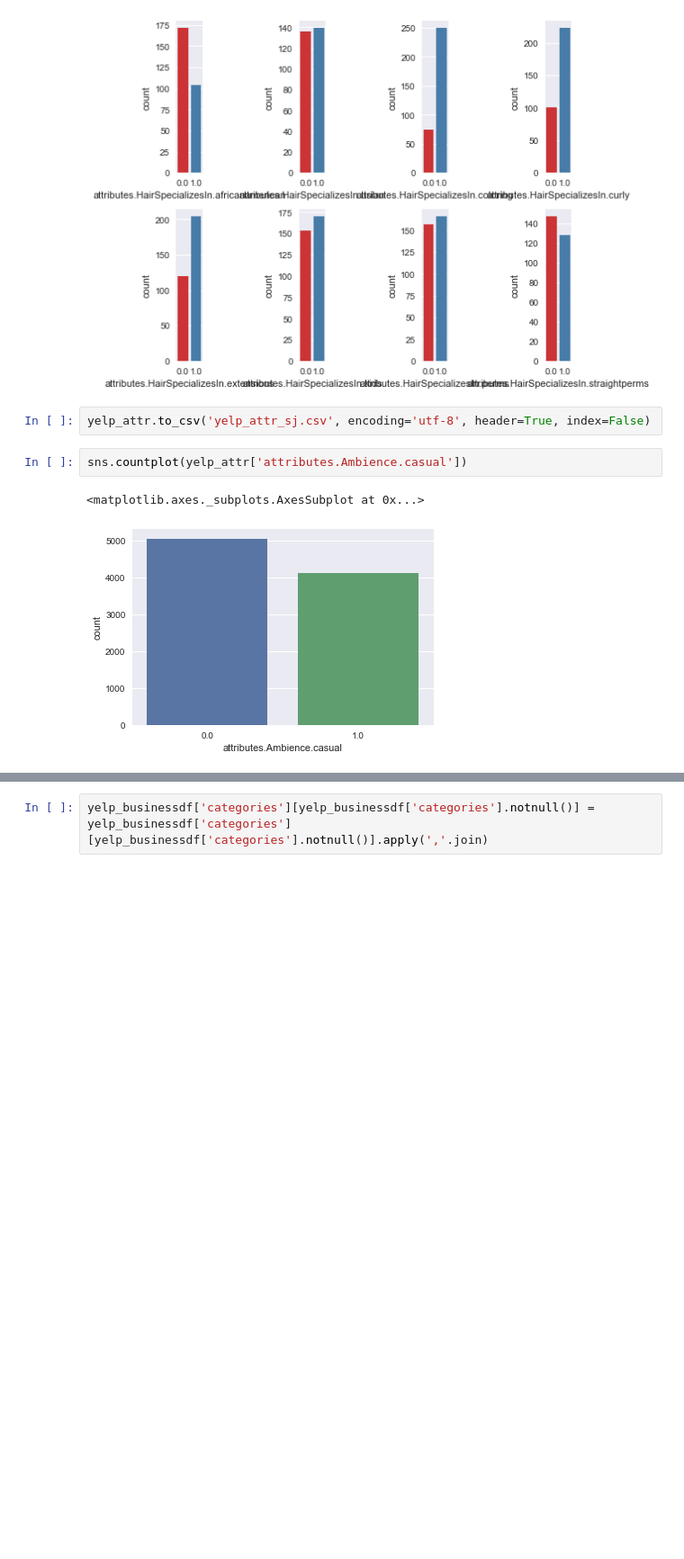
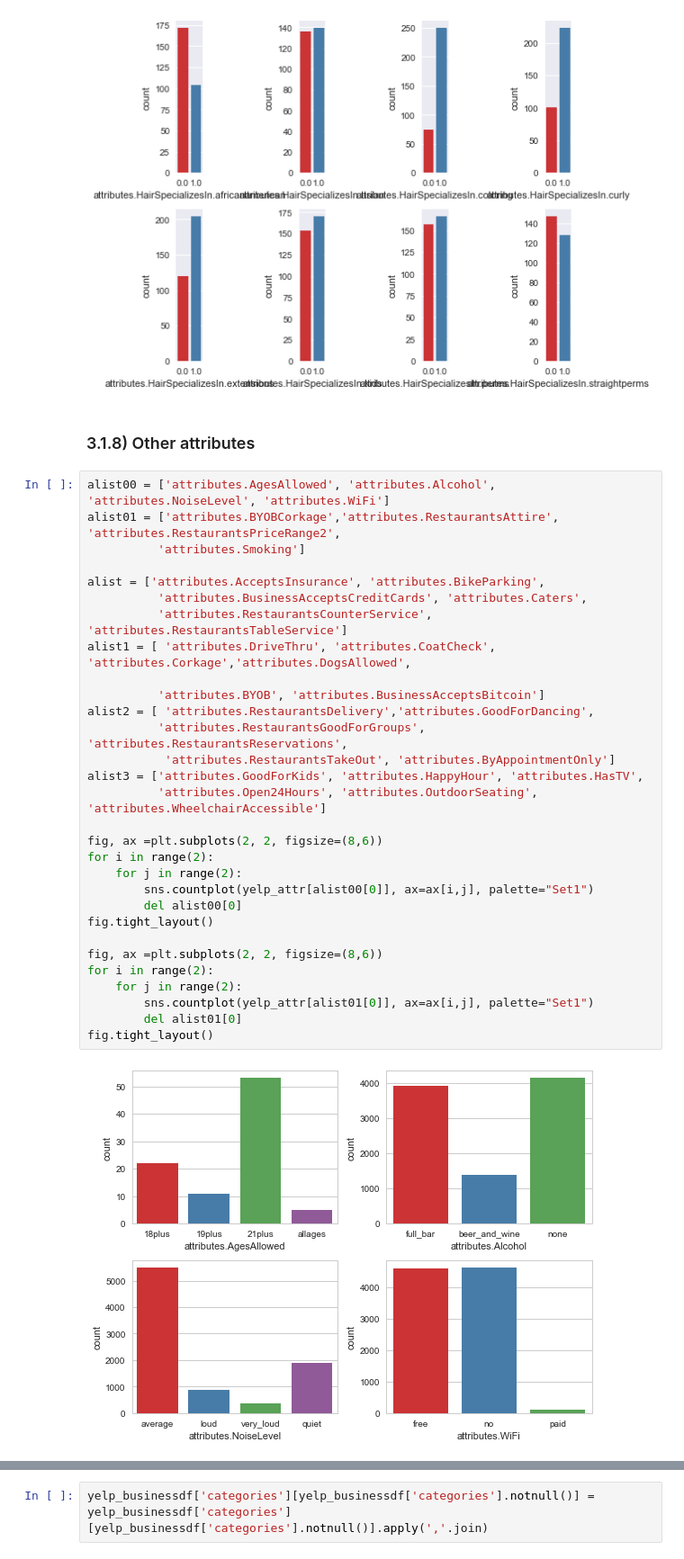
Before and after one commit to sanjames/DataProjects, a Jupyter notebook: Yelp Dataset-EDA-SJ.ipynb, the cells around one changed output, grey strips where cells are left out. Shown at 90% size. Drawn from its saved outputs; the diff is of its cells as text; blank space fills up the shorter version.

```diff
--- a/Yelp Dataset-EDA-SJ.ipynb
+++ b/Yelp Dataset-EDA-SJ.ipynb
@@ -881,10 +903,37 @@ for i in range(2):
 fig.tight_layout()
 # %% [output]
 [figure]
-# %%
-yelp_attr.to_csv('yelp_attr_sj.csv', encoding='utf-8', header=True, index=False)
-# %%
-sns.countplot(yelp_attr['attributes.Ambience.casual'])
-# %% [output]
-<matplotlib.axes._subplots.AxesSubplot at 0x...>
-[figure, removed]
+# %% [markdown]
+### 3.1.8) Other attributes
+# %%
+alist00 = ['attributes.AgesAllowed', 'attributes.Alcohol', 'attributes.NoiseLevel', 'attributes.WiFi']
+alist01 = ['attributes.BYOBCorkage','attributes.RestaurantsAttire', 'attributes.RestaurantsPriceRange2',
+          'attributes.Smoking']
+
+alist = ['attributes.AcceptsInsurance', 'attributes.BikeParking',
+          'attributes.BusinessAcceptsCreditCards', 'attributes.Caters',
+          'attributes.RestaurantsCounterService', 'attributes.RestaurantsTableService']
+alist1 = [ 'attributes.DriveThru', 'attributes.CoatCheck', 'attributes.Corkage','attributes.DogsAllowed',
+
+          'attributes.BYOB', 'attributes.BusinessAcceptsBitcoin']
+alist2 = [ 'attributes.RestaurantsDelivery','attributes.GoodForDancing',
+          'attributes.RestaurantsGoodForGroups', 'attributes.RestaurantsReservations',
+           'attributes.RestaurantsTakeOut', 'attributes.ByAppointmentOnly']
+alist3 = ['attributes.GoodForKids', 'attributes.HappyHour', 'attributes.HasTV',
+          'attributes.Open24Hours', 'attributes.OutdoorSeating', 'attributes.WheelchairAccessible']
+
+fig, ax =plt.subplots(2, 2, figsize=(8,6))
+for i in range(2):
+    for j in range(2):
+        sns.countplot(yelp_attr[alist00[0]], ax=ax[i,j], palette="Set1")
+        del alist00[0]
+fig.tight_layout()
+
+fig, ax =plt.subplots(2, 2, figsize=(8,6))
+for i in range(2):
+    for j in range(2):
+        sns.countplot(yelp_attr[alist01[0]], ax=ax[i,j], palette="Set1")
+        del alist01[0]
+fig.tight_layout()
+# %% [output]
+[figure, added]
```
Also changed, not shown: parts of 69 cells of this notebook.
